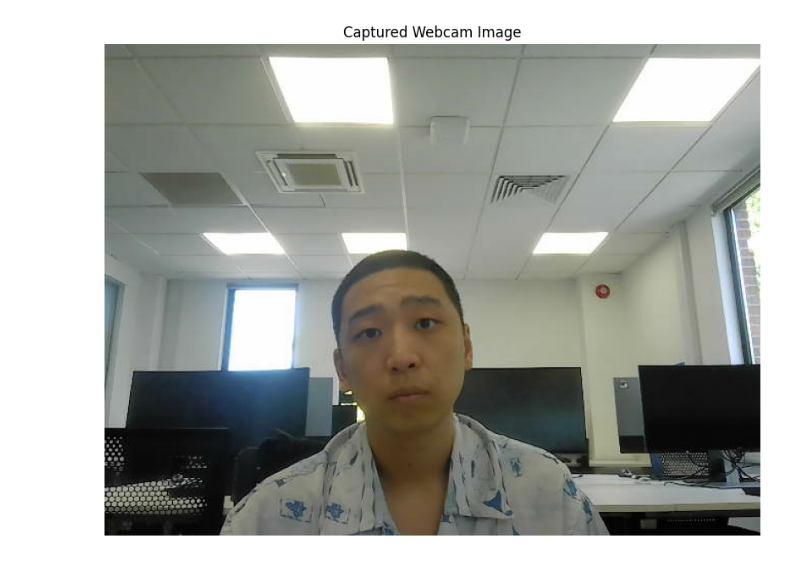
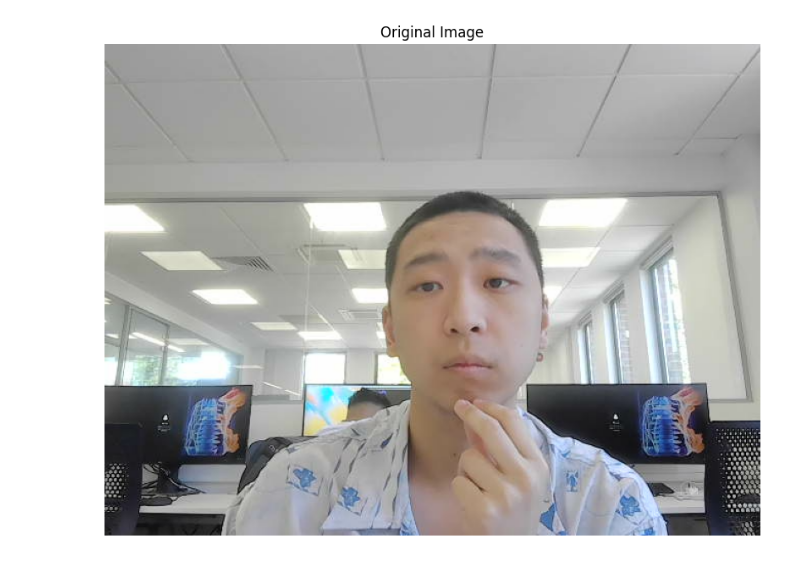
Before and after one commit to Z2nd/DeepSeek-Image-Recognition, a Jupyter notebook: app.ipynb, the cells around one changed output. Drawn from its saved outputs; the diff is of its cells as text; code cells hidden in the pictures.

```diff
--- a/app.ipynb
+++ b/app.ipynb
@@ -3,28 +3,23 @@
 import cv2
 import matplotlib.pyplot as plt
 from ultralytics import YOLO
-import sys
 import os
-import argparse
 import backend.processing_logic as processing_logic
+import json
+from datetime import datetime
 
 # --- Configuration ---
 # 将配置从web_server.py复制到这里，以便独立测试
-YOLO_MODEL_PATH = 'backend/resource/yolov8n.pt'
-OLLAMA_API_URL = "http://localhost:11434/api/generate"
-DEEPSEEK_MODEL_NAME = "deepseek-r1:8b"
+YOLO_MODEL_PATH = 'backend/resource/yolov8n-seg.pt'
+OLLAMA_API_URL = 'http://localhost:11434/api/generate'
+DEEPSEEK_MODEL_NAME = 'deepseek-r1:8b'
 TEST_IMAGE_PATH = 'backend/resource/bus.jpg'  # 默认图片路径
-
-# 解析命令行参数（可选，允许通过命令行指定模式）
-parser = argparse.ArgumentParser(description='Image processing mode selection')
-parser.add_argument('--mode', choices=['image', 'camera'], default='camera',
-                    help='Choose input mode: "image" for local file, "camera" for webcam')
-args = parser.parse_args(args=[])  # 在Jupyter中设置空参数，实际运行可通过命令行传递
+METADATA_PATH = 'backend/resource/capture_metadata.json'  # 存储拍摄时间的文件
 
 print("Configuration set successfully.")
 print(f"YOLO Model Path: {YOLO_MODEL_PATH}")
 print(f"Ollama API URL: {OLLAMA_API_URL}")
 print(f"DeepSeek Model: {DEEPSEEK_MODEL_NAME}")
-print(f'Selected mode: {args.mode}')
+print(f"Metadata Path: {METADATA_PATH}")
 # %% [output]
 Configuration set successfully.
@@ -47,44 +42,55 @@ YOLO model 'backend/resource/yolov8n.pt' loaded successfully.
 # %%
-# 'Cell 3: Load and Display Test Image'
+# 'Cell 3: Capture or Load Image'
 
-# 交互式模式选择（若未通过命令行指定）
-mode = args.mode
-if not hasattr(args, 'mode') or args.mode is None:
-    mode = input('Select mode (image/camera): ').strip().lower()
-    if mode not in ['image', 'camera']:
-        print('Invalid mode. Defaulting to "image".')
-        mode = 'image'
+# 模式选择（交互式输入）
+# mode = input("Select mode ('camera' for webcam, 'image' for file): ").strip().lower()
+mode = 'camera'  # 直接设置为 'camera' 或 'image' 以便测试
+image_bgr = None
+capture_time = None
 
-if mode == 'image':
-    # 加载本地图片
+if mode == 'camera':
+    # 初始化摄像头
+    cap = cv2.VideoCapture(0)  # 默认摄像头（索引0）
+    if not cap.isOpened():
+        print('Error: Unable to access the webcam.')
+    else:
+        try:
+            # 捕获一帧
+            ret, frame = cap.read()
+            if ret:
+                image_bgr = frame
+                capture_time = datetime.now().strftime("%Y-%m-%d %H:%M:%S")
+                print(f'Image captured from webcam at {capture_time}.')
+                # 保存捕获图像
+                os.makedirs('backend/resource', exist_ok=True)
+                cv2.imwrite('backend/resource/captured_image.jpg', image_bgr)
+                # 保存元数据（时间戳）
+                metadata = {"capture_time": capture_time}
+                with open(METADATA_PATH, 'w') as f:
+                    json.dump(metadata, f)
+                print(f'Metadata saved to {METADATA_PATH}.')
+            else:
+                print('Error: Failed to capture image from webcam.')
+        finally:
+            cap.release()  # 释放摄像头
+elif mode == 'image':
+    # 检查文件是否存在
     if not os.path.exists(TEST_IMAGE_PATH):
         print(f'Error: Test image not found at \'{TEST_IMAGE_PATH}\'')
         print('Please place a test image in the project root directory.')
-        image_bgr = None
     else:
+        # 读取图片 (BGR格式)
         image_bgr = cv2.imread(TEST_IMAGE_PATH)
         print(f'Image \'{TEST_IMAGE_PATH}\' loaded successfully.')
 else:
-    # 使用摄像头拍照
-    cap = cv2.VideoCapture(0)  # 打开默认摄像头
-    if not cap.isOpened():
-        print('Error: Could not open webcam.')
-        image_bgr = None
-    else:
-        ret, image_bgr = cap.read()  # 捕获一帧
-        if not ret:
-            print('Error: Could not capture image from webcam.')
-            image_bgr = None
-        else:
-            print('Image captured from webcam successfully.')
-        cap.release()  # 释放摄像头
+    print('Error: Invalid mode selected. Please choose "camera" or "image".')
 
-# 显示输入图像
+# 显示原始图像（如果加载成功）
 if image_bgr is not None:
     image_rgb = cv2.cvtColor(image_bgr, cv2.COLOR_BGR2RGB)
     plt.figure(figsize=(10, 8))
     plt.imshow(image_rgb)
-    plt.title('Input Image' if mode == 'image' else 'Captured Webcam Image')
+    plt.title('Original Image')
     plt.axis('off')
     plt.show()
 else:
@@ -94,2 +101,2 @@ Image captured from webcam successfully.
-[figure, old version]
+[figure, new version]
 # %%
```
Also changed, not shown: parts of 8 cells of this notebook, 5 other files.
